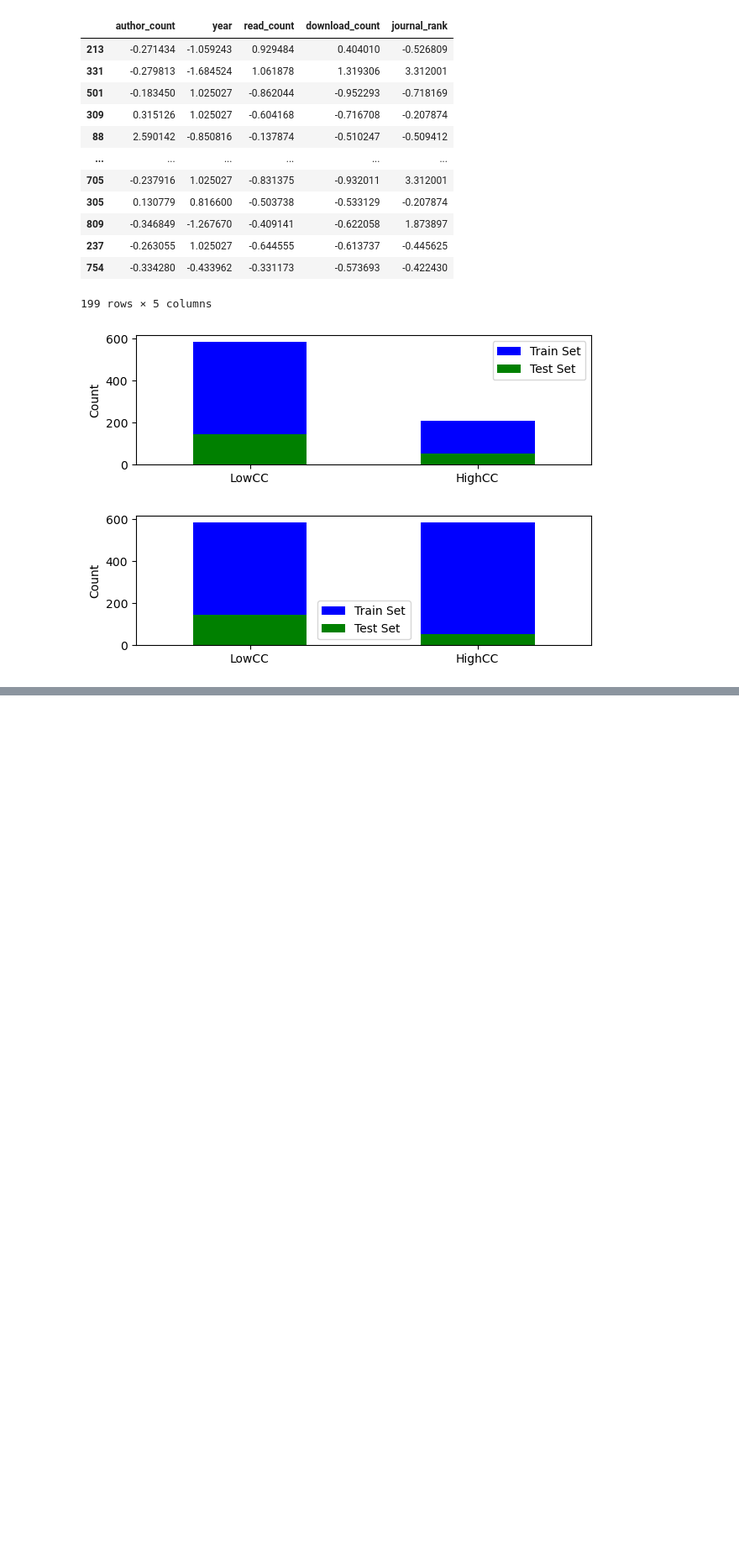
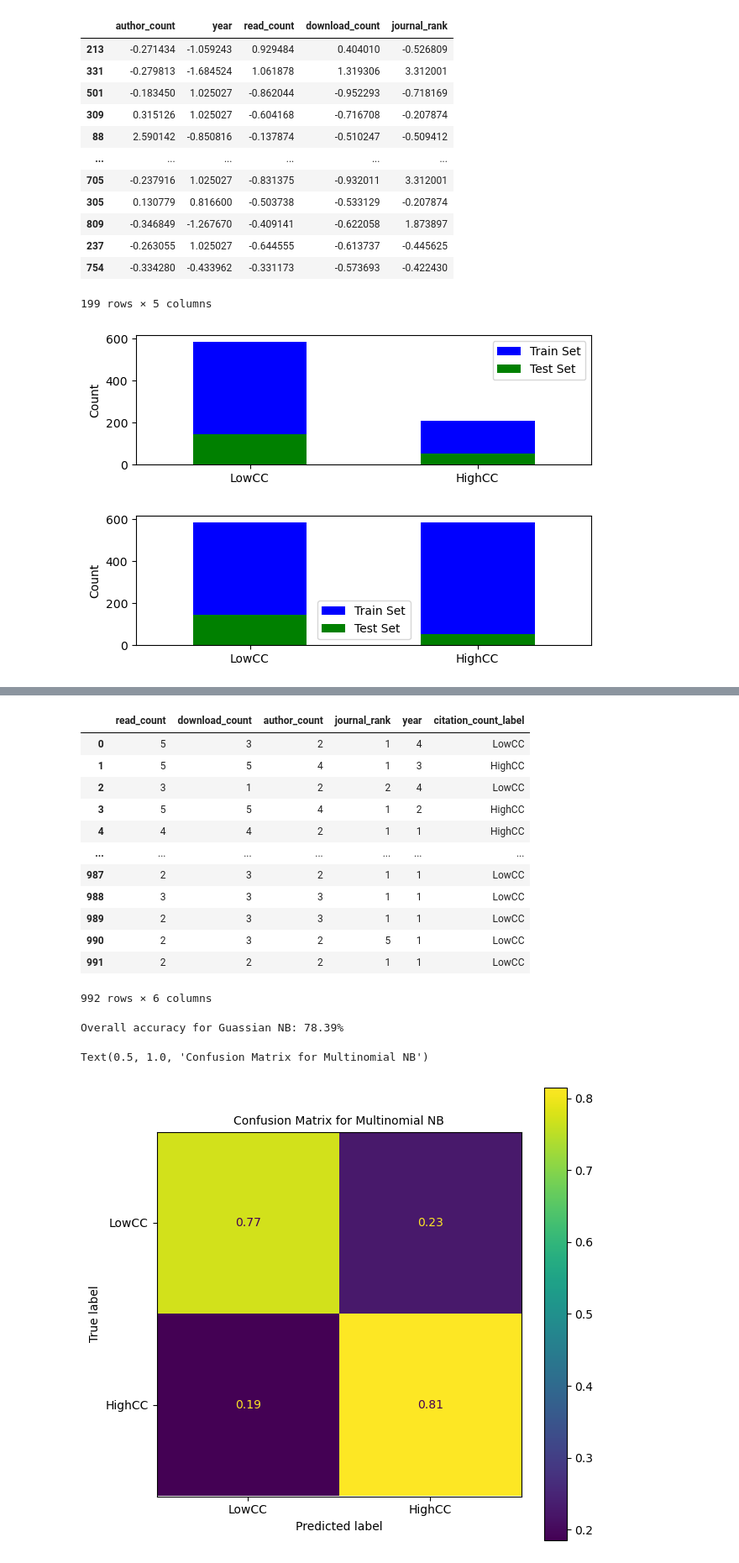
Before and after one commit to LDZuckerman/AstroPublicationTrends, a Jupyter notebook: Regression.ipynb, the cells around one changed output, grey strips where cells are left out. Shown: that part at 84% size. Drawn from its saved outputs; the diff is of its cells as text; code cells hidden in the pictures; blank space fills up the shorter version.

Commit message:
Notebooks for checkpoint 3

```diff
--- a/Regression.ipynb
+++ b/Regression.ipynb
@@ -122,33 +124,50 @@ Text(0.5, 1.0, 'Confusion Matrix for Guassian NB')
 Compare to Multinomial NB
 '''
 # Prepare data as for Catagoical and Multinomial Naive Bayes in Naive Bayes notebook, except encode class label as binary
 data = pd.read_csv('Data/ads_data_clean.csv')
 data_CNB = pd.DataFrame(columns = ['read_count', 'download_count', 'author_count', 'journal_rank', 'year', 'citation_count_label'])
 for i in range(len(data)):
     row = data.iloc[i]
     read_count = 1 if row['read_count'] <= -0.5 else 2 if row['read_count'] <= 0.5 else 3 if row['read_count'] <= 2 else 4 if row['read_count'] <= 4 else 5 # 1900, 6500, 13500, 23000
     download_count = 1 if row['download_count'] <= -0.75 else 2 if row['download_count'] <= 0 else 3 if row['download_count'] <= 1 else 4 if 2 < row['download_count'] <= 3 else 5 # 550, 2000, 4000, 6000, 8000
     author_count = 1 if row['author_count'] <= -0.4 else 2 if row['author_count'] <= -0.3 else 3 if row['author_count'] <= 0.07 else 4 if row['author_count'] <= 3.8 else 5 # 1, 10, 100, 1000
     journal_rank = 1 if row['journal_rank'] <= -0.4 else 2 if row['journal_rank'] <= 0.25 else 3 if  row['journal_rank'] <= 1.5 else 4 if row['journal_rank'] <=  2.5 else 5
     year = 1 if row['year'] <= -1 else 2 if row['year'] <= -0.4 else 3 if row['year'] <= 0.2 else 4 # 2014, 2017, 2020
     citation_count_label = label = 'LowCC' if row['citation_count'] <= 0.16 else 'HighCC'
     data_CNB.loc[len(data_CNB)] = {'read_count':read_count, 'download_count':download_count, 'author_count':author_count, 'journal_rank':journal_rank, 'year':year, 'citation_count_label':citation_count_label}
 display(data_CNB)
 
 # TTS and oversample
 X = data_CNB.drop(columns=['citation_count_label'])
 y = data_CNB['citation_count_label']
 X_train, X_test, y_train, y_test = train_test_split(X, y, test_size=0.2, random_state=42)
 sm = over_sampling.RandomOverSampler(random_state=0)
 X_train, y_train = sm.fit_resample(X_train, y_train)
 
 # Fit MNB and Predict
 MNB = naive_bayes.MultinomialNB()
 model = MNB.fit(X_train, y_train)
 preds = model.predict(X_test)
-print(f'Overall accuracy for Guassian NB: {np.round(metrics.accuracy_score(y_test, preds)*100,2)}%')
-cm = metrics.confusion_matrix(y_test, preds, labels=['LowCC', 'LowMedCC', 'HighMedCC', 'HighCC','VeryHighCC'], normalize='true') # print(y_test.value_counts(), print(np.sum(cm, axis=1))) # check that the number of each true label is correct, just for debugging
-disp = metrics.ConfusionMatrixDisplay(confusion_matrix=cm, display_labels=['LowCC', 'LowMedCC', 'HighMedCC', 'HighCC', 'VeryHighCC'])
+print(f'Overall accuracy for Multinomial NB: {np.round(metrics.accuracy_score(y_test, preds)*100,2)}%')
+cm = metrics.confusion_matrix(y_test, preds, labels=['LowCC', 'HighCC'], normalize='true') # print(y_test.value_counts(), print(np.sum(cm, axis=1))) # check that the number of each true label is correct, just for debugging
+disp = metrics.ConfusionMatrixDisplay(confusion_matrix=cm, display_labels=['LowCC', 'HighCC'])
 fig, ax = plt.subplots(figsize=(7,7))
 disp.plot(ax=ax)
 ax.set_title(f'Confusion Matrix for Multinomial NB', fontsize=10)
+# %% [output]
+|  | read_count | download_count | author_count | journal_rank | year | citation_count_label |
+| 0 | 5 | 3 | 2 | 1 | 4 | LowCC |
+| 1 | 5 | 5 | 4 | 1 | 3 | HighCC |
+| 2 | 3 | 1 | 2 | 2 | 4 | LowCC |
+| 3 | 5 | 5 | 4 | 1 | 2 | HighCC |
+| 4 | 4 | 4 | 2 | 1 | 1 | HighCC |
+| ... | ... | ... | ... | ... | ... | ... |
+| 987 | 2 | 3 | 2 | 1 | 1 | LowCC |
+| 988 | 3 | 3 | 3 | 1 | 1 | LowCC |
+| 989 | 2 | 3 | 3 | 1 | 1 | LowCC |
+| 990 | 2 | 3 | 2 | 5 | 1 | LowCC |
+| 991 | 2 | 2 | 2 | 1 | 1 | LowCC |
+992 rows × 6 columns
+Overall accuracy for Guassian NB: 78.39%
+Text(0.5, 1.0, 'Confusion Matrix for Multinomial NB')
+[figure, added]
```
Also changed, not shown: parts of 3 cells of this notebook, 4 other files.
